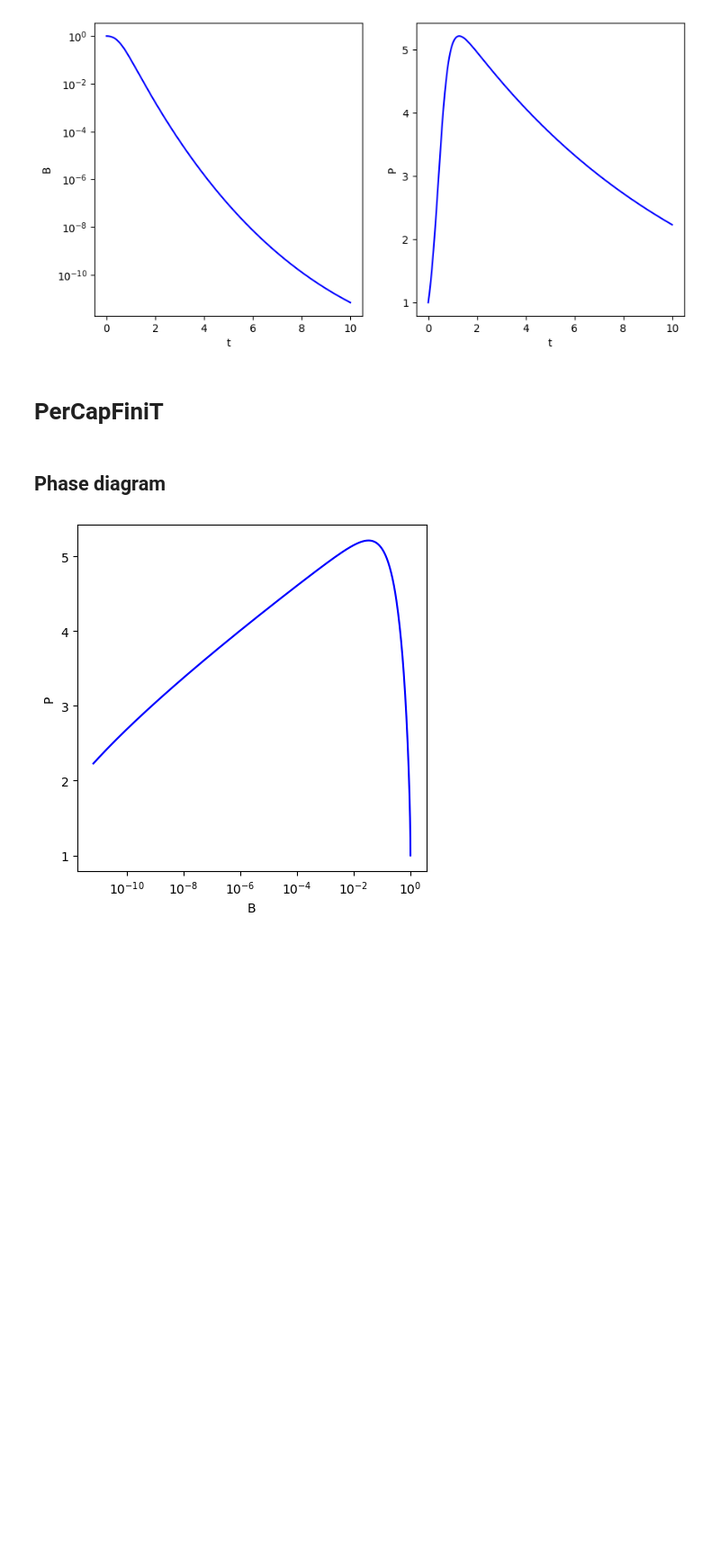
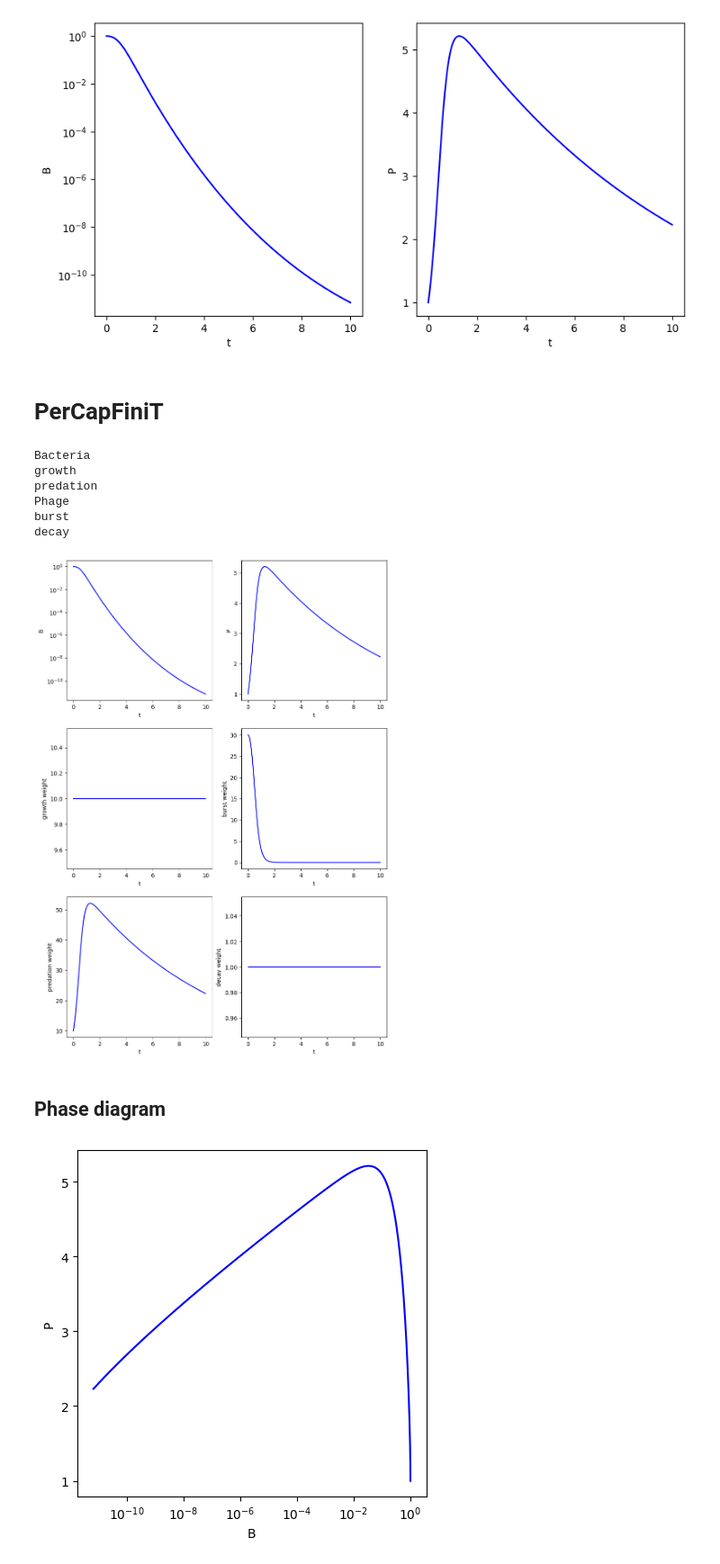
Before and after one commit to luquelab/dynamics, a Jupyter notebook: dynamic_regimes.ipynb, the cells around one changed output. Shown at 90% size. Saved outputs shown, nothing was run; the diff lists cells and outputs as text; code cells hidden in the pictures; blank space fills up the shorter version.

Commit message:
Add code block to plot dynamics and weights.

```diff
--- a/dynamic_regimes.ipynb
+++ b/dynamic_regimes.ipynb
@@ -758,7 +758,7 @@ for variable in model['variables'].keys():
 
       #### Calculate weight
       series_name = f'{function_name}_t'
-      series_name_weight = f'{series_name}_weigth'
+      series_name_weight = f'{series_name}_weight'
       exec(f'{series_name_weight} = abs(t_scale*{series_name}/per_cap_ref)')
       print(f'\t{series_name_weight} stored.')
 
@@ -769,7 +769,7 @@ for variable in model['variables'].keys():
     i = i + 1
 
 # Store maximum number of mechanisms in a variable (needed for plots)
-max_number_of_mechanisms = jmax
+max_number_of_mechanisms = jmax + 1
 print(f'The maximum number of mechanisms encountered is {max_number_of_mechanisms}')
 
 print('Obtaining time series values for the weights (COMPLETED)')
@@ -887,6 +887,79 @@ linear
 [figure]
 # %% [markdown]
 # PerCapFiniT
+# %%
+# WORK-IN-PROGRESS
+# Generate individual dynamics displaying weights
+
+## Set grid
+cols = 2 # adapt to the number of dependent variables
+rows = max_number_of_mechanisms + 1
+
+## Fig size
+width = 5*cols
+height = 5*rows
+
+## Generate figure object
+fig, ax = plt.subplots(rows, cols, figsize=(width, height))
+title = 'Dynamics and weights'
+
+## Plot dynamics
+
+### Common independent variable
+x = solution.t
+x_label = indep_variable_symbol
+x_variable = 'linear'
+
+### Plot each variable and its weights
+j = 0 #column
+for variable in model['variables']:
+
+  # Focus only on dependent variables
+  independent = model['variables'][variable]['independent']
+  if not independent:
+    print(variable)
+
+    # Plot variable dynamics
+    i = 0 # row
+    y = solution.y[j]
+    y_label = depend_variables_symbol[j]
+    y_scale = y_variables_scales[j]
+
+    ax[i,j].set_yscale(y_scale)
+    ax[i,j].plot(x, y, 'b-')
+
+    ax[i,j].set_xlabel(x_label)
+    ax[i,j].set_ylabel(y_label)
+
+    # Plot weights
+    for function in model['variables'][variable]['functions']:
+      i += 1
+      #ax[i,j].set_yscale(y_scale)
+
+      print(function)
+
+      exec(f'weight = {variable}_{function}_t_weight')
+
+      #plot
+      y = weight
+      ax[i,j].plot(x, y, 'b-')
+
+      ### Labels
+      y_label = f'{function} weight'
+      ax[i,j].set_xlabel(x_label)
+      ax[i,j].set_ylabel(y_label)
+
+    #Next column
+    j += 1
+plt.show()
+# %% [output]
+Bacteria
+growth
+predation
+Phage
+burst
+decay
+[figure, added]
 # %% [markdown]
 ## Phase diagram
 # %%
```
Also changed, not shown: parts of 1 cell of this notebook.
